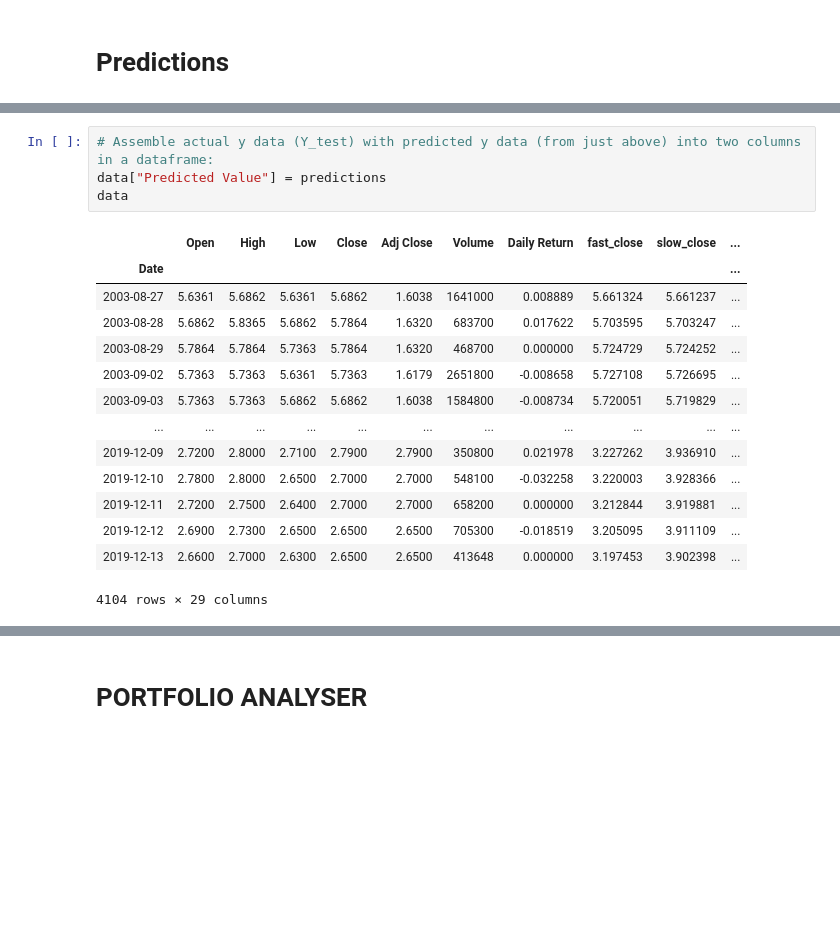
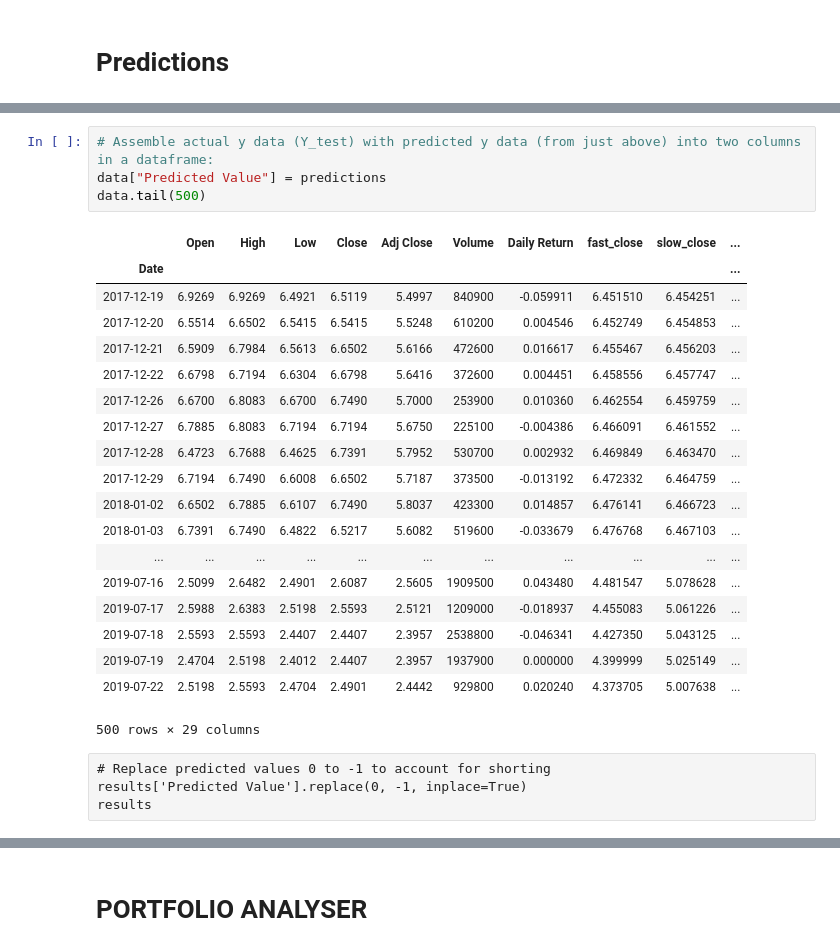
Before and after one commit to irayje/project_2, a Jupyter notebook: functions_for_bot.ipynb, the cells around one changed output, grey strips where cells are left out. Cells and saved outputs as stored; diff of their text form; blank space fills up the shorter version.

```diff
--- a/functions_for_bot.ipynb
+++ b/functions_for_bot.ipynb
@@ -215,22 +216,31 @@ array([1., 0., 0., ..., 0., 0., 0.])
 # %%
 # Assemble actual y data (Y_test) with predicted y data (from just above) into two columns in a dataframe:
 data["Predicted Value"] = predictions
-data
+data.tail(500)
 # %% [output]
 |  | Open | High | Low | Close | Adj Close | Volume | Daily Return | fast_close | slow_close | ... |
 | Date |  |  |  |  |  |  |  |  |  | ... |
-| 2003-08-27 | 5.6361 | 5.6862 | 5.6361 | 5.6862 | 1.6038 | 1641000 | 0.008889 | 5.661324 | 5.661237 | ... |
-| 2003-08-28 | 5.6862 | 5.8365 | 5.6862 | 5.7864 | 1.6320 | 683700 | 0.017622 | 5.703595 | 5.703247 | ... |
-| 2003-08-29 | 5.7864 | 5.7864 | 5.7363 | 5.7864 | 1.6320 | 468700 | 0.000000 | 5.724729 | 5.724252 | ... |
-| 2003-09-02 | 5.7363 | 5.7363 | 5.6361 | 5.7363 | 1.6179 | 2651800 | -0.008658 | 5.727108 | 5.726695 | ... |
-| 2003-09-03 | 5.7363 | 5.7363 | 5.6862 | 5.6862 | 1.6038 | 1584800 | -0.008734 | 5.720051 | 5.719829 | ... |
+| 2017-12-19 | 6.9269 | 6.9269 | 6.4921 | 6.5119 | 5.4997 | 840900 | -0.059911 | 6.451510 | 6.454251 | ... |
+| 2017-12-20 | 6.5514 | 6.6502 | 6.5415 | 6.5415 | 5.5248 | 610200 | 0.004546 | 6.452749 | 6.454853 | ... |
+| 2017-12-21 | 6.5909 | 6.7984 | 6.5613 | 6.6502 | 5.6166 | 472600 | 0.016617 | 6.455467 | 6.456203 | ... |
+| 2017-12-22 | 6.6798 | 6.7194 | 6.6304 | 6.6798 | 5.6416 | 372600 | 0.004451 | 6.458556 | 6.457747 | ... |
+| 2017-12-26 | 6.6700 | 6.8083 | 6.6700 | 6.7490 | 5.7000 | 253900 | 0.010360 | 6.462554 | 6.459759 | ... |
+| 2017-12-27 | 6.7885 | 6.8083 | 6.7194 | 6.7194 | 5.6750 | 225100 | -0.004386 | 6.466091 | 6.461552 | ... |
+| 2017-12-28 | 6.4723 | 6.7688 | 6.4625 | 6.7391 | 5.7952 | 530700 | 0.002932 | 6.469849 | 6.463470 | ... |
+| 2017-12-29 | 6.7194 | 6.7490 | 6.6008 | 6.6502 | 5.7187 | 373500 | -0.013192 | 6.472332 | 6.464759 | ... |
+| 2018-01-02 | 6.6502 | 6.7885 | 6.6107 | 6.7490 | 5.8037 | 423300 | 0.014857 | 6.476141 | 6.466723 | ... |
+| 2018-01-03 | 6.7391 | 6.7490 | 6.4822 | 6.5217 | 5.6082 | 519600 | -0.033679 | 6.476768 | 6.467103 | ... |
 | ... | ... | ... | ... | ... | ... | ... | ... | ... | ... | ... |
-| 2019-12-09 | 2.7200 | 2.8000 | 2.7100 | 2.7900 | 2.7900 | 350800 | 0.021978 | 3.227262 | 3.936910 | ... |
-| 2019-12-10 | 2.7800 | 2.8000 | 2.6500 | 2.7000 | 2.7000 | 548100 | -0.032258 | 3.220003 | 3.928366 | ... |
-| 2019-12-11 | 2.7200 | 2.7500 | 2.6400 | 2.7000 | 2.7000 | 658200 | 0.000000 | 3.212844 | 3.919881 | ... |
-| 2019-12-12 | 2.6900 | 2.7300 | 2.6500 | 2.6500 | 2.6500 | 705300 | -0.018519 | 3.205095 | 3.911109 | ... |
-| 2019-12-13 | 2.6600 | 2.7000 | 2.6300 | 2.6500 | 2.6500 | 413648 | 0.000000 | 3.197453 | 3.902398 | ... |
+| 2019-07-16 | 2.5099 | 2.6482 | 2.4901 | 2.6087 | 2.5605 | 1909500 | 0.043480 | 4.481547 | 5.078628 | ... |
+| 2019-07-17 | 2.5988 | 2.6383 | 2.5198 | 2.5593 | 2.5121 | 1209000 | -0.018937 | 4.455083 | 5.061226 | ... |
+| 2019-07-18 | 2.5593 | 2.5593 | 2.4407 | 2.4407 | 2.3957 | 2538800 | -0.046341 | 4.427350 | 5.043125 | ... |
+| 2019-07-19 | 2.4704 | 2.5198 | 2.4012 | 2.4407 | 2.3957 | 1937900 | 0.000000 | 4.399999 | 5.025149 | ... |
+| 2019-07-22 | 2.5198 | 2.5593 | 2.4704 | 2.4901 | 2.4442 | 929800 | 0.020240 | 4.373705 | 5.007638 | ... |
-4104 rows × 29 columns
+500 rows × 29 columns
+# %% [raw]
+# Replace predicted values 0 to -1 to account for shorting
+results['Predicted Value'].replace(0, -1, inplace=True)
+results
 # %%
 data['Positive Return'][start_date:end_date].plot(figsize=(20,10))
 data['Predicted Value'][start_date:end_date].plot(figsize=(20,10))
```
Also changed, not shown: parts of 39 cells of this notebook, 2 other files.
